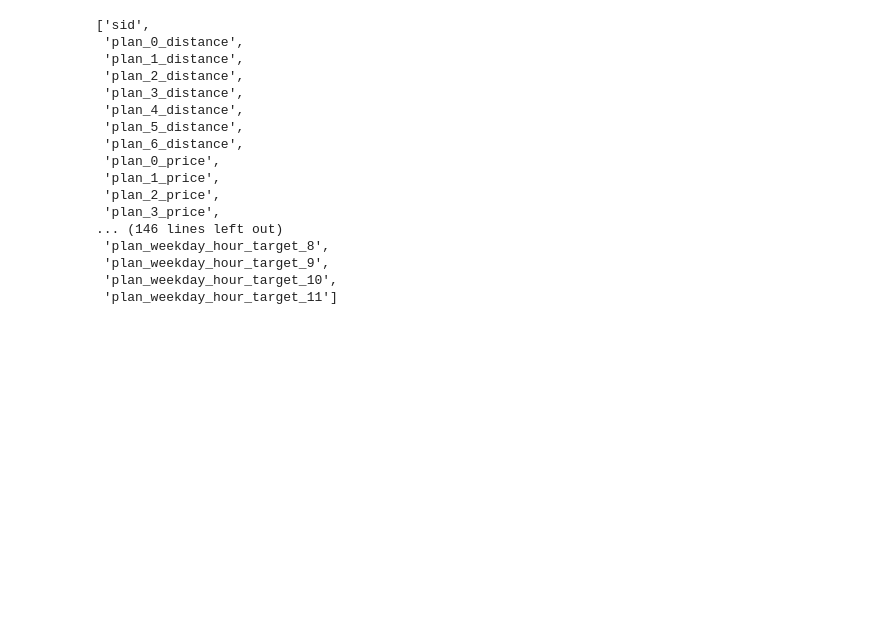
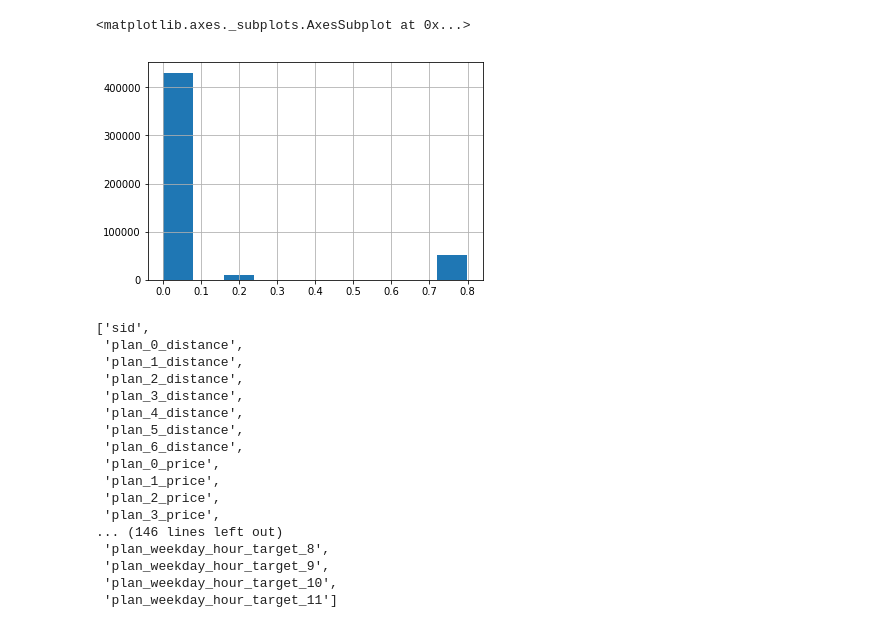
Before and after one commit to MitsuruFujiwara/KDD-Cup-2019, a Jupyter notebook: src/902_check_features.ipynb, the cells around one changed output. Drawn from its saved outputs; the diff is of its cells as text; code cells hidden in the pictures; blank space fills up the shorter version.

```diff
--- a/src/902_check_features.ipynb
+++ b/src/902_check_features.ipynb
@@ -22,6 +22,11 @@ train_df = df[df['click_mode'].notnull()]
 test_df = df[df['click_mode'].isnull()]
 # %% [output]
 [interactive output not drawn]
+# %%
+train_df.plan_0_transport_mode_target_5.hist()
+# %% [output]
+<matplotlib.axes._subplots.AxesSubplot at 0x...>
+[figure, added]
 # %%
 # load pkls
 df = loadpkl('../features/plans.pkl')
```
Also changed, not shown: 2 other files.
